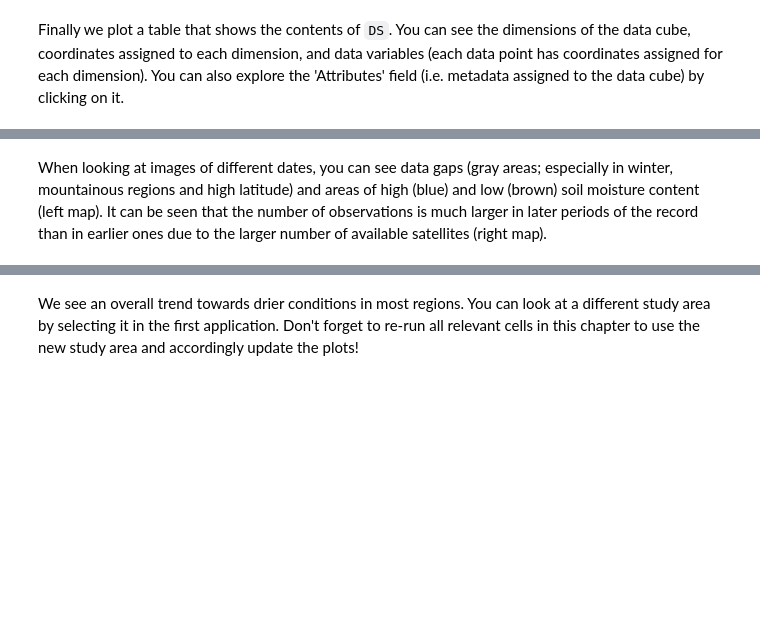
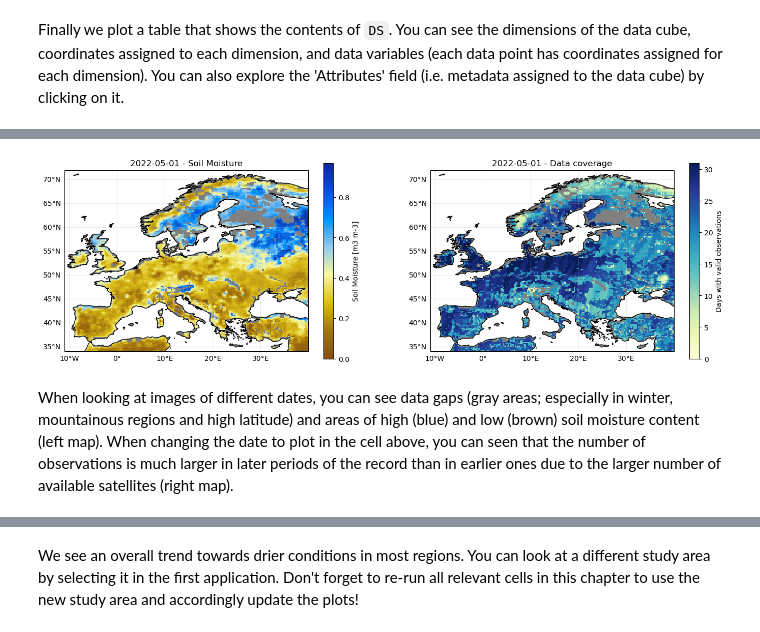
Before and after one commit to ecmwf-training/c3s-training-submodule-sat-obs-hydro-cryo, a Jupyter notebook: soil-moisture-anomalies.ipynb, the cells around one changed output, grey strips where cells are left out. Saved outputs shown, nothing was run; the diff lists cells and outputs as text; code cells hidden in the pictures; blank space fills up the shorter version.

```diff
--- a/soil-moisture-anomalies.ipynb
+++ b/soil-moisture-anomalies.ipynb
@@ -79 +92,18 @@ CM_SM = colors.LinearSegmentedColormap.from_list(
+# %%
+CM_SM = colors.LinearSegmentedColormap.from_list(
+    "BrownBlue",
+    np.array(
+        [
+            [134, 80, 16],
+            [164, 117, 13],
+            [219, 190, 24],
+            [250, 249, 156],
+            [144, 202, 240],
+            [4, 145, 251],
+            [8, 83, 211],
+            [13, 37, 161],
+        ]
+    )
+    / 255.0,
+)
 # %% [markdown]
@@ -447,2 +358,55 @@ axs[0].legend(
+# %%
+DATE = "2022-05-01"  # Time stamp to create plot for, you can choose a different date!
+
+# Check whether the above selected date is available
+_dates = [str(pd.to_datetime(t).date()) for t in DS["time"].values]
+if DATE not in _dates:
+    raise KeyError(f"{DATE} not found in data. " f"Select one of {_dates}")
+
+# Create an empty figure with 2 subplots
+fig, axs = plt.subplots(1, 2, figsize=(17, 5), subplot_kw={"projection": ccrs.PlateCarree()})
+
+# Extract and plot the soil moisture image for chosen date using xarray.Dataset.sel and Dataset.plot:
+p_sm = DS["sm"].sel(time=DATE).plot(
+    transform=ccrs.PlateCarree(),
+    ax=axs[0],
+    cmap=CM_SM,
+    cbar_kwargs={"label": f"Soil Moisture [{SM_UNIT}]"},
+)
+axs[0].set_title(f"{DATE} - Soil Moisture")
+
+
+# Extract and plot the number of observations (nobs) image for chosen date using xarray.Dataset.sel and Dataset.plot:
+if "nobs" in DS.variables:
+    # Note: nobs is only available for monthly and 10-daily data
+    p_obs = DS["nobs"].sel(time=DATE).plot(
+        transform=ccrs.PlateCarree(),
+        ax=axs[1],
+        vmax=31,
+        vmin=0,
+        cmap=plt.get_cmap("YlGnBu"),
+        cbar_kwargs={"label": "Days with valid observations"},
+    )
+    axs[1].set_title(f"{DATE} - Data coverage")
+else:
+    p_obs = None
+
+
+# Add basemape features:
+for p in [p_sm, p_obs]:
+    if p is None:
+        continue
+    p.axes.add_feature(cartopy.feature.LAND, zorder=0, facecolor="gray")
+    p.axes.coastlines()
+
+# Draw grid lines and labels for both maps:
+for ax in axs:
+    if ax is not None:
+        gl = ax.gridlines(crs=ccrs.PlateCarree(), draw_labels=True, alpha=0.25)
+        gl.top_labels, gl.right_labels = False, False
+
+plt.show()  # Draw the figure
+# %% [output]
+[figure, added]
 # %% [markdown]
-When looking at images of different dates, you can see data gaps (gray areas; especially in winter, mountainous regions and high latitude) and areas of high (blue) and low (brown) soil moisture content (left map). It can be seen that the number of observations is much larger in later periods of the record than in earlier ones due to the larger number of available satellites (right map).
+When looking at images of different dates, you can see data gaps (gray areas; especially in winter, mountainous regions and high latitude) and areas of high (blue) and low (brown) soil moisture content (left map). When changing the date to plot in the cell above, you can seen that the number of observations is much larger in later periods of the record than in earlier ones due to the larger number of available satellites (right map).
```
Also changed, not shown: parts of 60 cells of this notebook.
